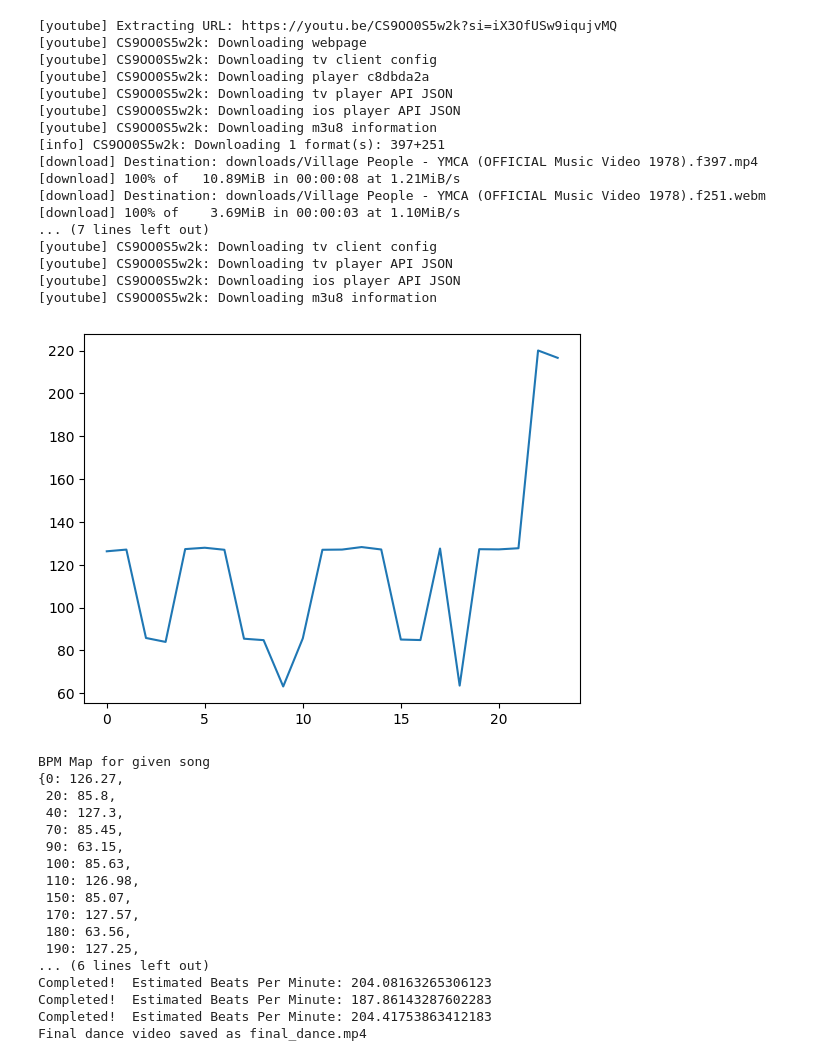
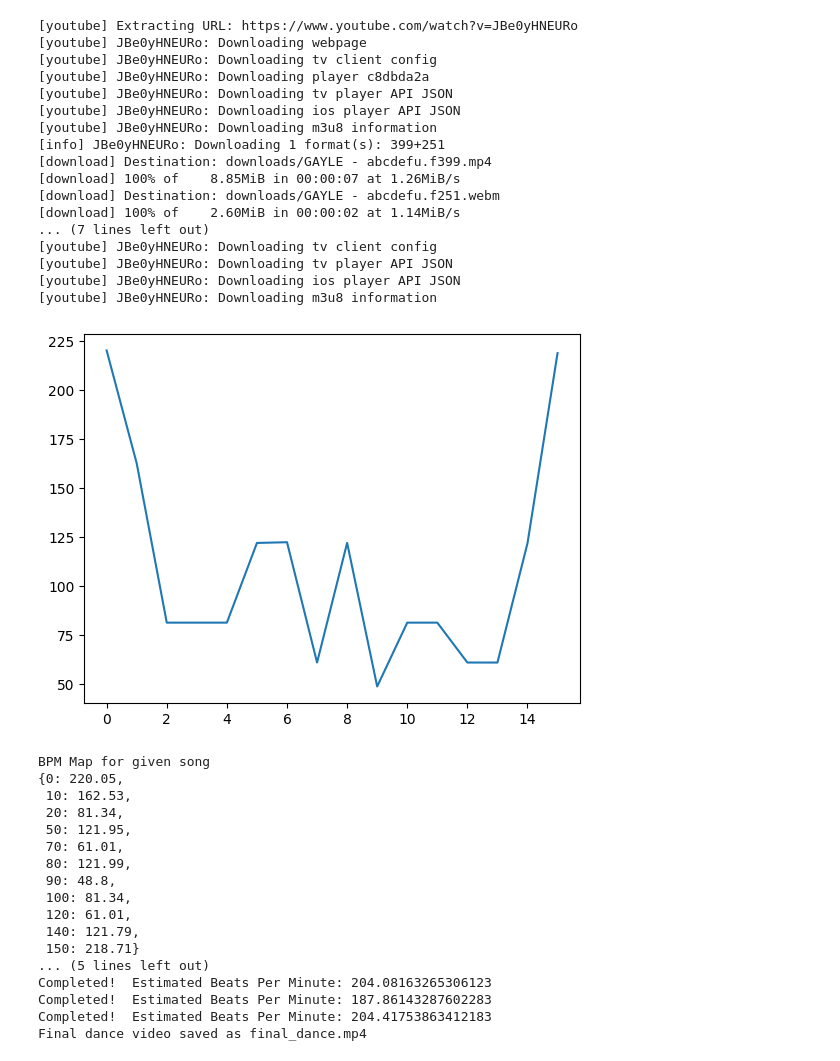
Before and after one commit to partharora1105/Text-to-dance, a Jupyter notebook: src/main.ipynb, the cells around one changed output. Saved outputs shown, nothing was run; the diff lists cells and outputs as text; code cells hidden in the pictures.

Commit message:
tested another song

```diff
--- a/src/main.ipynb
+++ b/src/main.ipynb
@@ -227,41 +227,41 @@ def youtube_link_to_just_dance(youtube_link):
     pprint(bpm_map)
     moves_bpms = get_moves(moves_audio_dir)
     create_dance(bpm_map, moves_bpms, output_video, moves_dir, wav_path)
-# %%
-youtube_link_to_just_dance(youtube_link= "https://youtu.be/CS9OO0S5w2k?si=iX3OfUSw9iqujvMQ")
-# %% [output]
-[youtube] Extracting URL: https://youtu.be/CS9OO0S5w2k?si=iX3OfUSw9iqujvMQ
-[youtube] CS9OO0S5w2k: Downloading webpage
-[youtube] CS9OO0S5w2k: Downloading tv client config
-[youtube] CS9OO0S5w2k: Downloading player c8dbda2a
-[youtube] CS9OO0S5w2k: Downloading tv player API JSON
-[youtube] CS9OO0S5w2k: Downloading ios player API JSON
-[youtube] CS9OO0S5w2k: Downloading m3u8 information
-[info] CS9OO0S5w2k: Downloading 1 format(s): 397+251
-[download] Destination: downloads/Village People - YMCA (OFFICIAL Music Video 1978).f397.mp4
-[download] 100% of   10.89MiB in 00:00:08 at 1.21MiB/s
-[download] Destination: downloads/Village People - YMCA (OFFICIAL Music Video 1978).f251.webm
-[download] 100% of    3.69MiB in 00:00:03 at 1.10MiB/s
-... (7 lines left out)
-[youtube] CS9OO0S5w2k: Downloading tv client config
-[youtube] CS9OO0S5w2k: Downloading tv player API JSON
-[youtube] CS9OO0S5w2k: Downloading ios player API JSON
-[youtube] CS9OO0S5w2k: Downloading m3u8 information
-[figure, removed]
-BPM Map for given song
-{0: 126.27,
- 20: 85.8,
- 40: 127.3,
- 70: 85.45,
- 90: 63.15,
- 100: 85.63,
- 110: 126.98,
- 150: 85.07,
- 170: 127.57,
- 180: 63.56,
- 190: 127.25,
-... (6 lines left out)
-Completed!  Estimated Beats Per Minute: 204.08163265306123
-Completed!  Estimated Beats Per Minute: 187.86143287602283
-Completed!  Estimated Beats Per Minute: 204.41753863412183
-Final dance video saved as final_dance.mp4
+# %%
+youtube_link_to_just_dance(youtube_link= "https://www.youtube.com/watch?v=JBe0yHNEURo")
+# %% [output]
+[youtube] Extracting URL: https://www.youtube.com/watch?v=JBe0yHNEURo
+[youtube] JBe0yHNEURo: Downloading webpage
+[youtube] JBe0yHNEURo: Downloading tv client config
+[youtube] JBe0yHNEURo: Downloading player c8dbda2a
+[youtube] JBe0yHNEURo: Downloading tv player API JSON
+[youtube] JBe0yHNEURo: Downloading ios player API JSON
+[youtube] JBe0yHNEURo: Downloading m3u8 information
+[info] JBe0yHNEURo: Downloading 1 format(s): 399+251
+[download] Destination: downloads/GAYLE - abcdefu.f399.mp4
+[download] 100% of    8.85MiB in 00:00:07 at 1.26MiB/s
+[download] Destination: downloads/GAYLE - abcdefu.f251.webm
+[download] 100% of    2.60MiB in 00:00:02 at 1.14MiB/s
+... (7 lines left out)
+[youtube] JBe0yHNEURo: Downloading tv client config
+[youtube] JBe0yHNEURo: Downloading tv player API JSON
+[youtube] JBe0yHNEURo: Downloading ios player API JSON
+[youtube] JBe0yHNEURo: Downloading m3u8 information
+[figure, added]
+BPM Map for given song
+{0: 220.05,
+ 10: 162.53,
+ 20: 81.34,
+ 50: 121.95,
+ 70: 61.01,
+ 80: 121.99,
+ 90: 48.8,
+ 100: 81.34,
+ 120: 61.01,
+ 140: 121.79,
+ 150: 218.71}
+... (5 lines left out)
+Completed!  Estimated Beats Per Minute: 204.08163265306123
+Completed!  Estimated Beats Per Minute: 187.86143287602283
+Completed!  Estimated Beats Per Minute: 204.41753863412183
+Final dance video saved as final_dance.mp4
```
